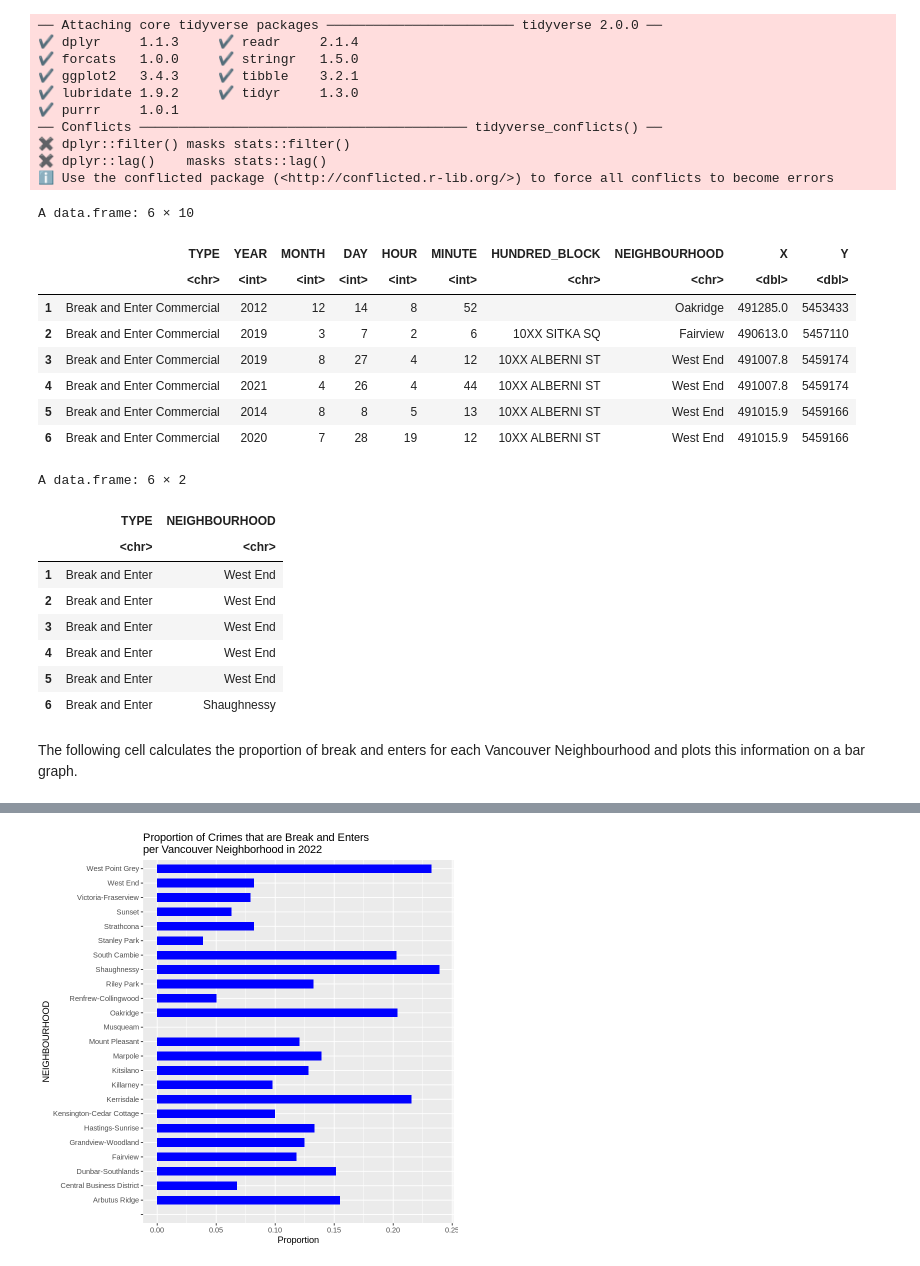
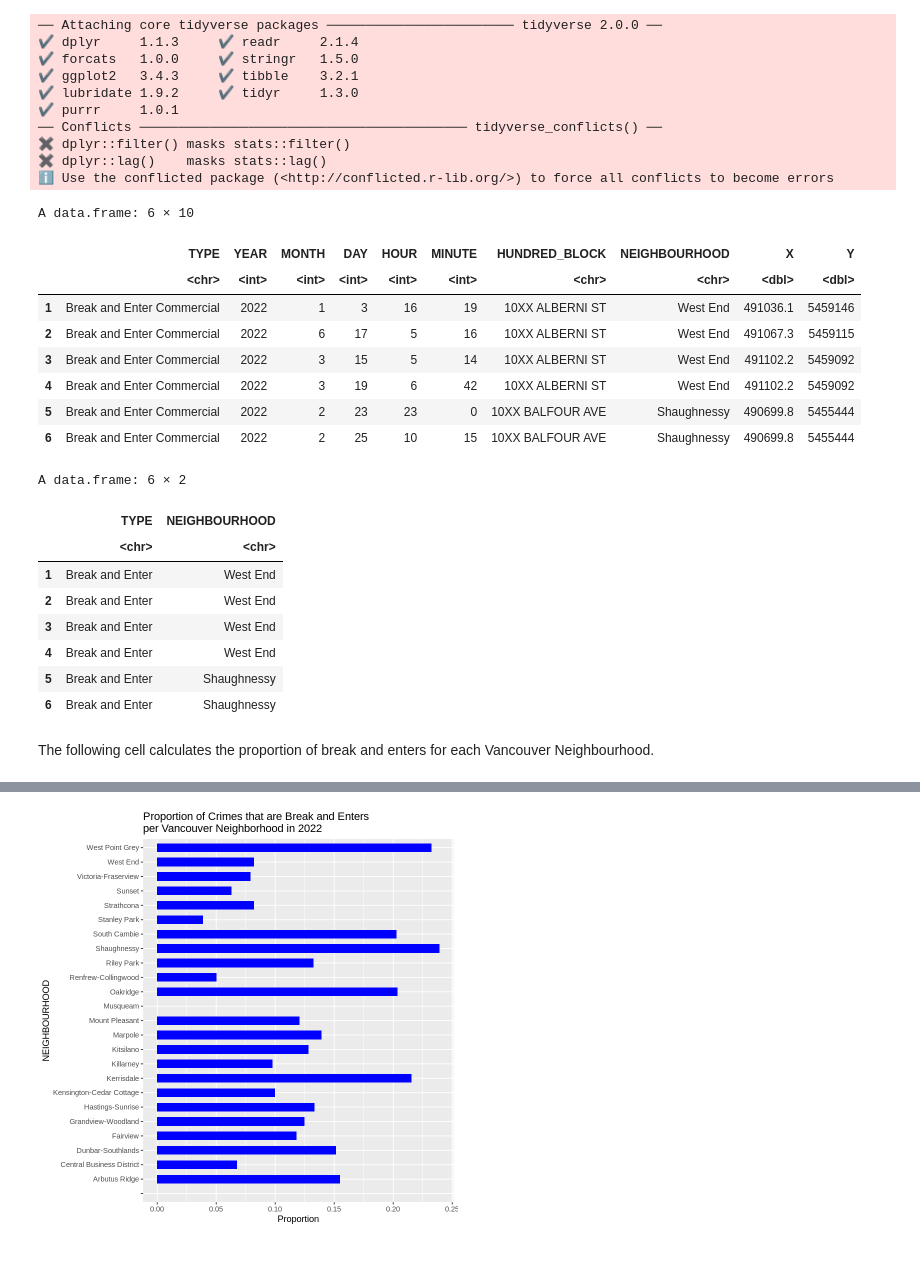
Before and after one commit to nehamenon704/stat201project, a Jupyter notebook: group_8_project.ipynb, the cells around one changed output, grey strips where cells are left out. Saved outputs shown, nothing was run; the diff lists cells and outputs as text; code cells hidden in the pictures.

```diff
--- a/group_8_project.ipynb
+++ b/group_8_project.ipynb
@@ -17,24 +27,25 @@ library(infer)
 ✖ dplyr::lag()    masks stats::lag()
 ℹ Use the conflicted package (<http://conflicted.r-lib.org/>) to force all conflicts to become errors
 # %%
-# This data frame contains crime data from the year 2003 to 2023 for a multitude of different neighborboods
-all_crime <- read.csv("crimedata_csv_AllNeighbourhoods_AllYears.csv")
+# This data frame contains crime data from the year 2022 for a multitude of different neighborboods
+all_crime <- read.csv("https://github.com/nehamenon704/stat201project/raw/main/crimedata_csv_AllNeighbourhoods_2022.csv")
 head(all_crime)
 # %% [output]
 A data.frame: 6 × 10
 |  | TYPE | YEAR | MONTH | DAY | HOUR | MINUTE | HUNDRED_BLOCK | NEIGHBOURHOOD | X | Y |
 |  | <chr> | <int> | <int> | <int> | <int> | <int> | <chr> | <chr> | <dbl> | <dbl> |
-| 1 | Break and Enter Commercial | 2012 | 12 | 14 | 8 | 52 |  | Oakridge | 491285.0 | 5453433 |
-| 2 | Break and Enter Commercial | 2019 | 3 | 7 | 2 | 6 | 10XX SITKA SQ | Fairview | 490613.0 | 5457110 |
-| 3 | Break and Enter Commercial | 2019 | 8 | 27 | 4 | 12 | 10XX ALBERNI ST | West End | 491007.8 | 5459174 |
-| 4 | Break and Enter Commercial | 2021 | 4 | 26 | 4 | 44 | 10XX ALBERNI ST | West End | 491007.8 | 5459174 |
-| 5 | Break and Enter Commercial | 2014 | 8 | 8 | 5 | 13 | 10XX ALBERNI ST | West End | 491015.9 | 5459166 |
-| 6 | Break and Enter Commercial | 2020 | 7 | 28 | 19 | 12 | 10XX ALBERNI ST | West End | 491015.9 | 5459166 |
+| 1 | Break and Enter Commercial | 2022 | 1 | 3 | 16 | 19 | 10XX ALBERNI ST | West End | 491036.1 | 5459146 |
+| 2 | Break and Enter Commercial | 2022 | 6 | 17 | 5 | 16 | 10XX ALBERNI ST | West End | 491067.3 | 5459115 |
+| 3 | Break and Enter Commercial | 2022 | 3 | 15 | 5 | 14 | 10XX ALBERNI ST | West End | 491102.2 | 5459092 |
+| 4 | Break and Enter Commercial | 2022 | 3 | 19 | 6 | 42 | 10XX ALBERNI ST | West End | 491102.2 | 5459092 |
+| 5 | Break and Enter Commercial | 2022 | 2 | 23 | 23 | 0 | 10XX BALFOUR AVE | Shaughnessy | 490699.8 | 5455444 |
+| 6 | Break and Enter Commercial | 2022 | 2 | 25 | 10 | 15 | 10XX BALFOUR AVE | Shaughnessy | 490699.8 | 5455444 |
 # %%
 # This reduced data set contains only break and enter type crime during the year of 2022
 # There are originally commercial and residential/other types of break and enter, but this gets generalized to 'Break and Enter' for simplicity
+# kerisdale and oak ridge
+
 crime <- all_crime %>%
-    filter(YEAR == 2022) %>%
     select(TYPE, NEIGHBOURHOOD)
 crime$TYPE <- replace(crime$TYPE, crime$TYPE == 'Break and Enter Commercial', 'Break and Enter')
 crime$TYPE <- replace(crime$TYPE, crime$TYPE == 'Break and Enter Residential/Other', 'Break and Enter')
@@ -47,7 +58,7 @@ A data.frame: 6 × 2
 | 2 | Break and Enter | West End |
 | 3 | Break and Enter | West End |
 | 4 | Break and Enter | West End |
-| 5 | Break and Enter | West End |
+| 5 | Break and Enter | Shaughnessy |
 | 6 | Break and Enter | Shaughnessy |
 # %% [markdown]
-The following cell calculates the proportion of break and enters for each Vancouver Neighbourhood and plots this information on a bar graph.
+The following cell calculates the proportion of break and enters for each Vancouver Neighbourhood.
```
Also changed, not shown: parts of 19 cells of this notebook.
